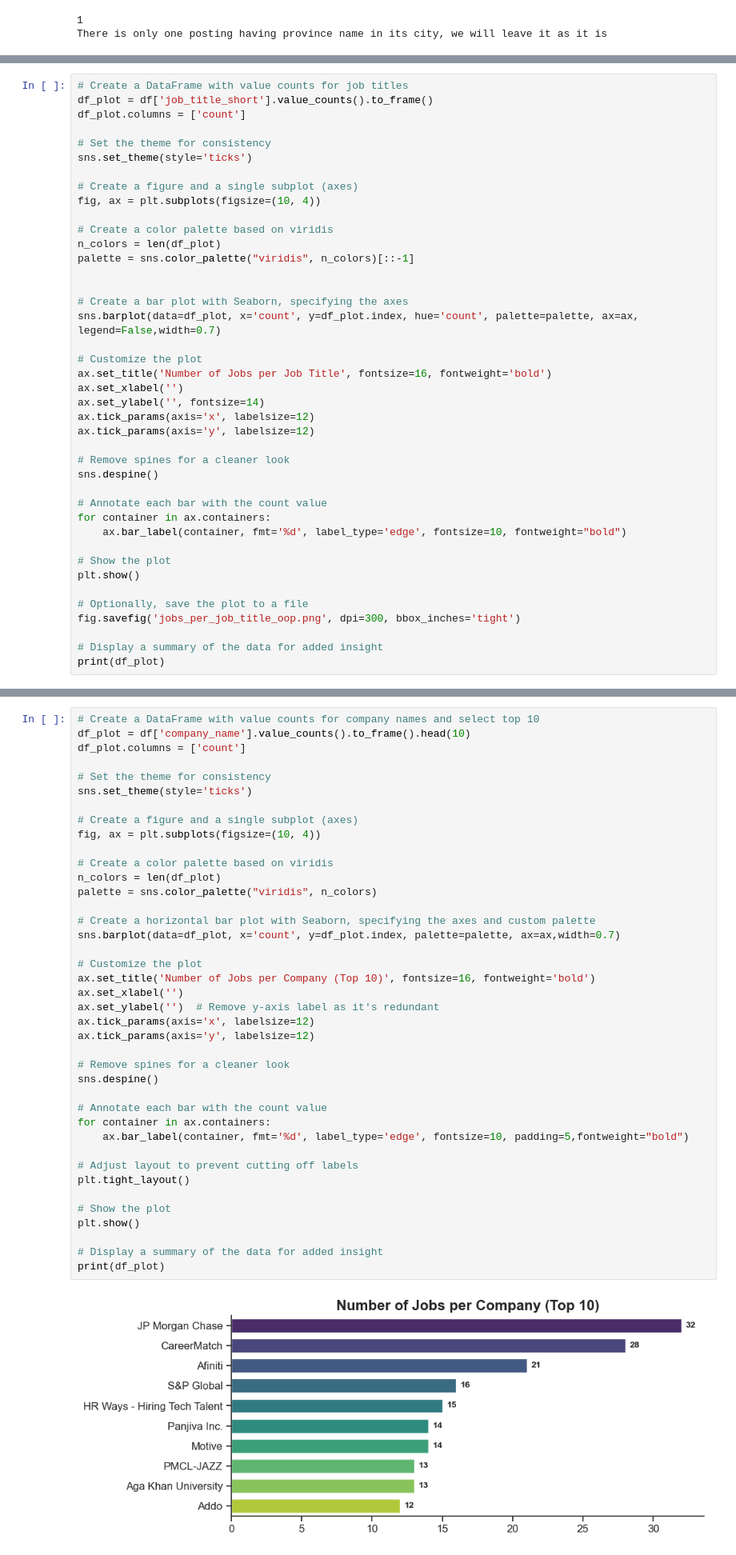
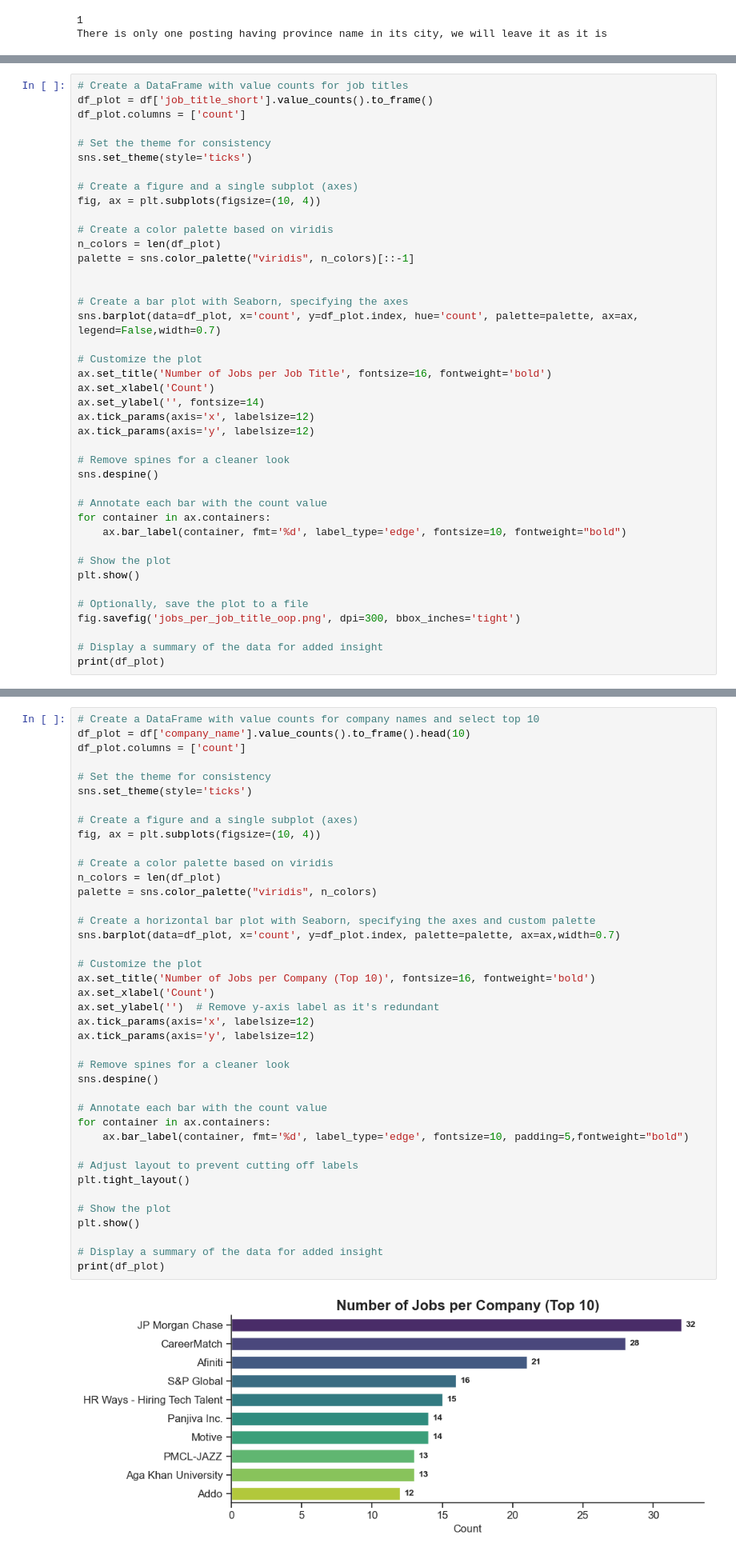
Before and after one commit to johnramal/data_jobs_pak, a Jupyter notebook: 7_detailed_analysis_pak.ipynb, the cells around one changed output, grey strips where cells are left out. Shown at 80% size. Cells and saved outputs as stored; diff of their text form.

```diff
--- a/7_detailed_analysis_pak.ipynb
+++ b/7_detailed_analysis_pak.ipynb
@@ -153,7 +144,7 @@ sns.barplot(data=df_plot, x='count', y=df_plot.index, hue='count', palette=palet
 
 # Customize the plot
 ax.set_title('Number of Jobs per Job Title', fontsize=16, fontweight='bold')
-ax.set_xlabel('')
+ax.set_xlabel('Count')
 ax.set_ylabel('', fontsize=14)
 ax.tick_params(axis='x', labelsize=12)
 ax.tick_params(axis='y', labelsize=12)
@@ -198,35 +189,35 @@ fig, ax = plt.subplots(figsize=(10, 4))
 
 # Create a color palette based on viridis
 n_colors = len(df_plot)
 palette = sns.color_palette("viridis", n_colors)
 
 # Create a horizontal bar plot with Seaborn, specifying the axes and custom palette
 sns.barplot(data=df_plot, x='count', y=df_plot.index, palette=palette, ax=ax,width=0.7)
 
 # Customize the plot
 ax.set_title('Number of Jobs per Company (Top 10)', fontsize=16, fontweight='bold')
-ax.set_xlabel('')
+ax.set_xlabel('Count')
 ax.set_ylabel('')  # Remove y-axis label as it's redundant
 ax.tick_params(axis='x', labelsize=12)
 ax.tick_params(axis='y', labelsize=12)
 
 # Remove spines for a cleaner look
 sns.despine()
 
 # Annotate each bar with the count value
 for container in ax.containers:
     ax.bar_label(container, fmt='%d', label_type='edge', fontsize=10, padding=5,fontweight="bold")
 
 # Adjust layout to prevent cutting off labels
 plt.tight_layout()
 
 # Show the plot
 plt.show()
 
 # Display a summary of the data for added insight
 print(df_plot)
 # %% [output]
-[figure, old version]
+[figure, new version]
                               count
 company_name
 JP Morgan Chase                  32
```
Also changed, not shown: parts of 3 cells of this notebook, 5 other files.
